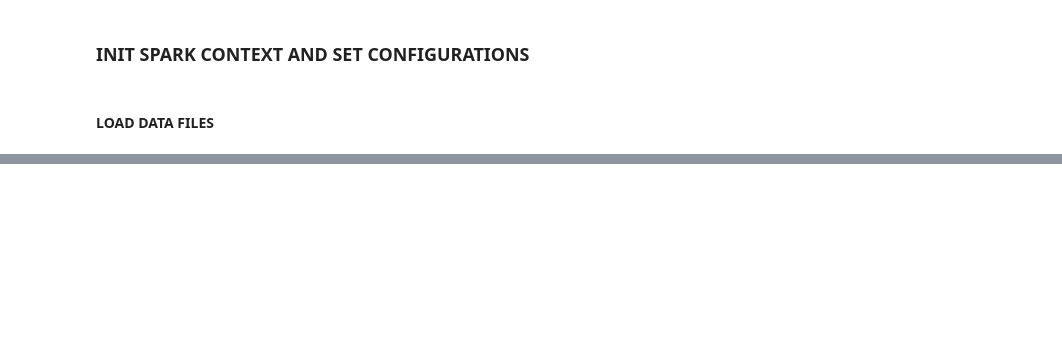
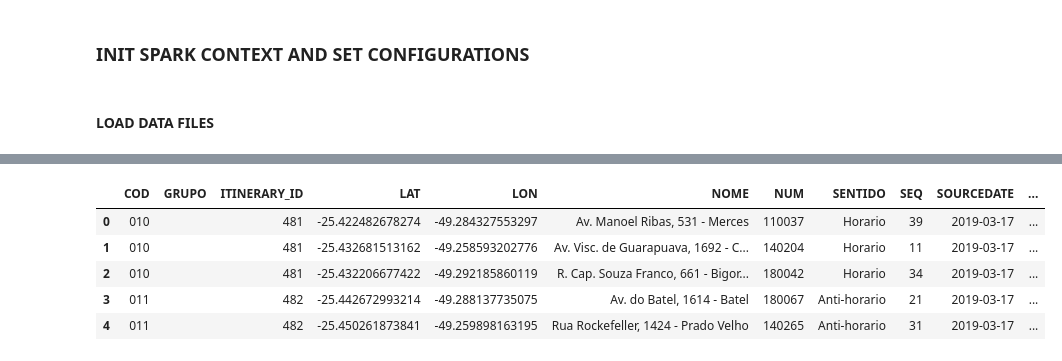
Before and after one commit to altierispeixoto/notebooks, a Jupyter notebook: vanets/URBS-EDA.ipynb, the cells around one changed output, grey strips where cells are left out. Cells and saved outputs as stored; diff of their text form; code cells hidden in the pictures; blank space fills up the shorter version.

```diff
--- a/vanets/URBS-EDA.ipynb
+++ b/vanets/URBS-EDA.ipynb
@@ -165,0 +54,5 @@ sc.stop()
+# %%
+def executeQuery(table_name):
+    query = 'select * from {} limit 10'.format(table_name)
+
+    return sqlContext.sql(query)
@@ -165,0 +68,9 @@ sc.stop()
+# %%
+executeQuery('pontos_linha').toPandas().head()
+# %% [output]
+|  | COD | GRUPO | ITINERARY_ID | LAT | LON | NOME | NUM | SENTIDO | SEQ | SOURCEDATE | ... |
+| 0 | 010 |  | 481 | -25.422482678274 | -49.284327553297 | Av. Manoel Ribas, 531 - Merces | 110037 | Horario | 39 | 2019-03-17 | ... |
+| 1 | 010 |  | 481 | -25.432681513162 | -49.258593202776 | Av. Visc. de Guarapuava, 1692 - C... | 140204 | Horario | 11 | 2019-03-17 | ... |
+| 2 | 010 |  | 481 | -25.432206677422 | -49.292185860119 | R. Cap. Souza Franco, 661 - Bigor... | 180042 | Horario | 34 | 2019-03-17 | ... |
+| 3 | 011 |  | 482 | -25.442672993214 | -49.288137735075 | Av. do Batel, 1614 - Batel | 180067 | Anti-horario | 21 | 2019-03-17 | ... |
+| 4 | 011 |  | 482 | -25.450261873841 | -49.259898163195 | Rua Rockefeller, 1424 - Prado Velho | 140265 | Anti-horario | 31 | 2019-03-17 | ... |
```
Also changed, not shown: parts of 59 cells of this notebook, 10 other files.
